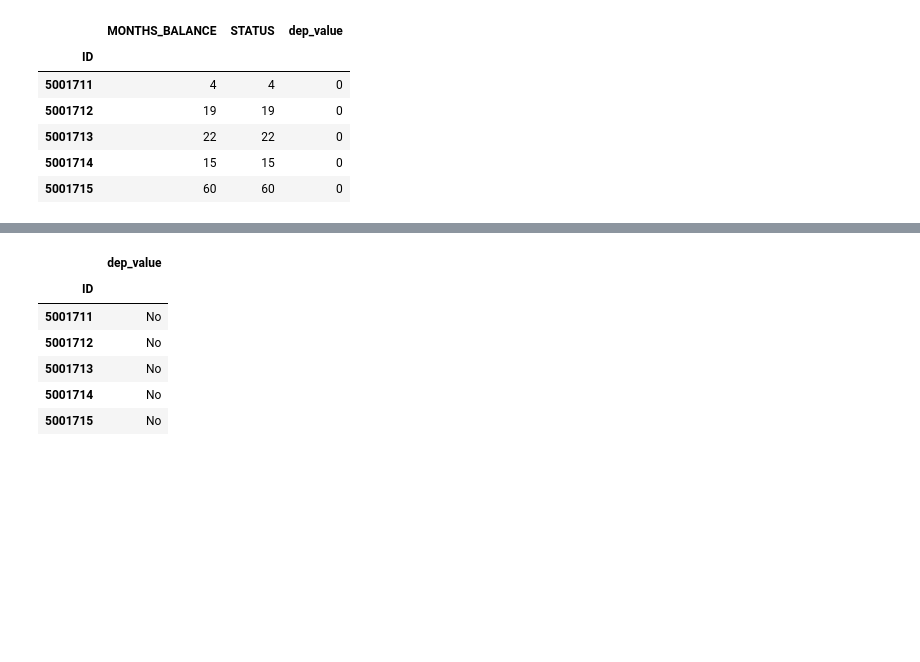
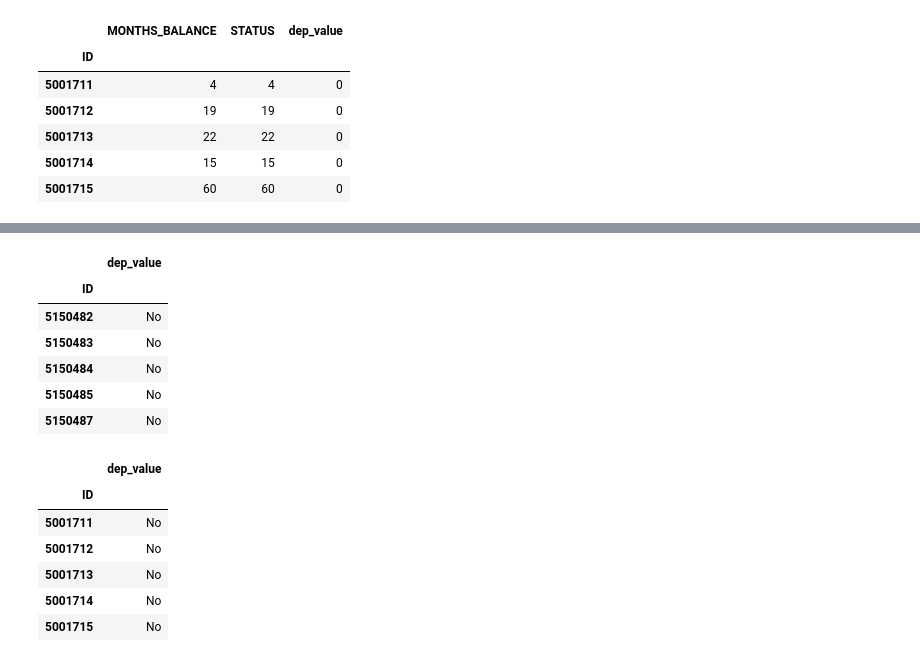
Before and after one commit to EdwinLeeRojasSacre/ML-DL, a Jupyter notebook: Credit Card Approval Prediction/Credit Card v_1.1.ipynb, the cells around one changed output, grey strips where cells are left out. Cells and saved outputs as stored; diff of their text form; code cells hidden in the pictures; blank space fills up the shorter version.

```diff
--- a/Credit Card Approval Prediction/Credit Card v_1.1.ipynb
+++ b/Credit Card Approval Prediction/Credit Card v_1.1.ipynb
@@ -175,3 +191,13 @@ cpunt.head()
+# %%
+cpunt.tail()
+# %% [output]
+|  | dep_value |
+| ID |  |
+| 5150482 | No |
+| 5150483 | No |
+| 5150484 | No |
+| 5150485 | No |
+| 5150487 | No |
 # %%
 cpunt = cpunt[['dep_value']]
 # %%
```
Also changed, not shown: parts of 17 cells of this notebook.
